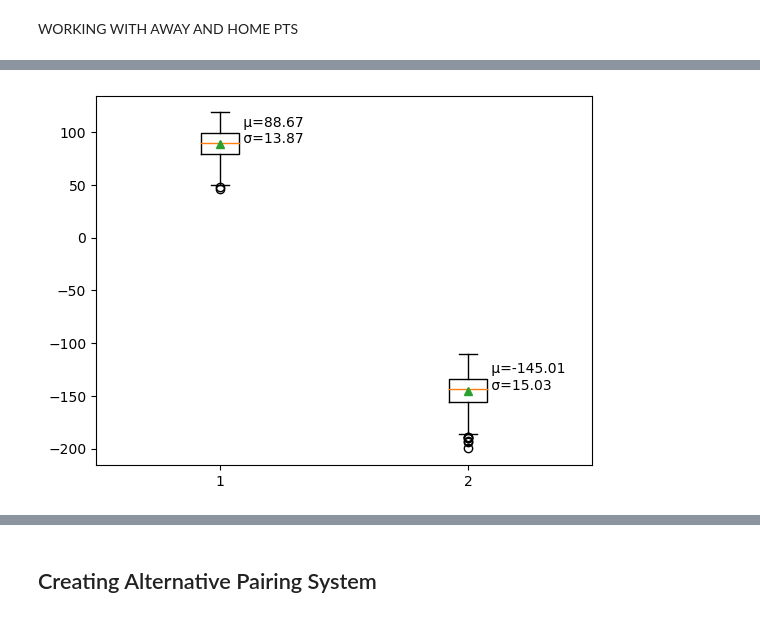
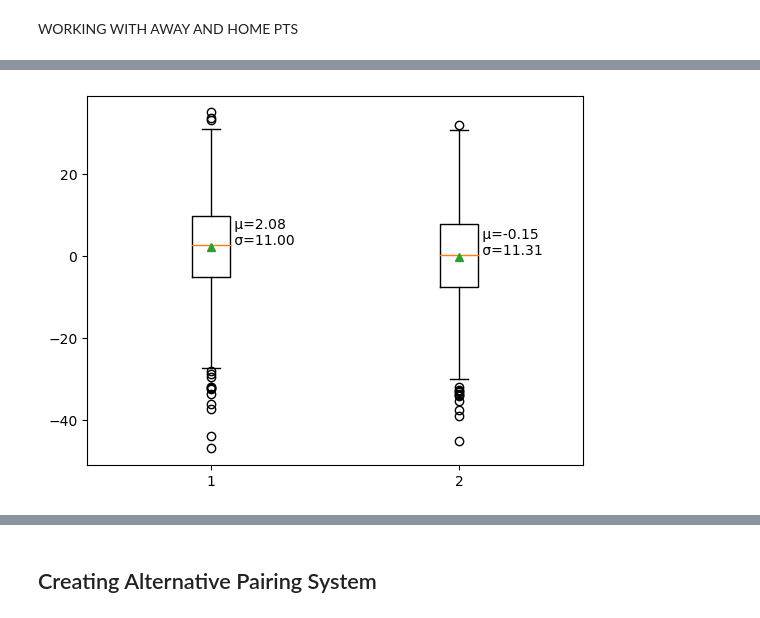
Before and after one commit to dyeds/PIC-16B-Project, a Jupyter notebook: TeamData.ipynb, the cells around one changed output, grey strips where cells are left out. Cells and saved outputs as stored; diff of their text form; code cells hidden in the pictures.

```diff
--- a/TeamData.ipynb
+++ b/TeamData.ipynb
@@ -673,11 +673,10 @@ y_scores=np.array(predict_scores_df,dtype=np.float32)  #use y_scores as y in mod
 # %%
-X_train2, X_test2, y_train2, y_test2 = train_test_split(X[:,1:],y_scores,test_size=0.2)  #haven't run model yet
-X_train2, X_val2, y_train2, y_val2 = train_test_split(X_train2[:,1:], y_train2, test_size=0.125)
+X_train2, X_test2, y_train2, y_test2 = train_test_split(X,y_scores,test_size=0.3)  #haven't run model yet
 
 #note: I don't see the need for validation dataset, we have a small sample size
 # %%
 model2 = tf.keras.models.Sequential([
-    layers.Dense(100,input_shape=(X_train2.shape[1]-1,),activation='relu'),
+    layers.Dense(100,input_shape=(X_train2.shape[1],),activation='relu'),
     layers.Dense(100,activation='relu'),
     layers.Dense(2)
 ])
@@ -704,6 +703,6 @@ model2.compile(optimizer='adam',
               loss='mse',
               metrics=['mae','mse'])
 # %%
-history = model2.fit(X_train2[:,1:],y_train2,epochs=100,verbose=1)
+history = model2.fit(X_train2,y_train2[:,:2],epochs=100,verbose=1)
 # %% [output]
 Epoch 1/100
@@ -731,3 +730,3 @@ model2.evaluate(X_test2[:,1:],y_test2,verbose=2)
 # %%
-score_predictions=model2.predict(X_test2[:,1:])
+score_predictions=model2.predict(X_test2)
 # %% [output]
@@ -752,16 +751,16 @@ score_predictions, y_test2
 # %%
-diff = score_predictions-y_test2
+diff = score_predictions-y_test2[:,:2]
 diffmean = diff.mean(axis=0)
 diffstd = diff.std(axis=0)
 fig, ax = plt.subplots()
 bp = ax.boxplot(diff,showmeans=True)
 for i, line in enumerate(bp['medians']):
     x, y = line.get_xydata()[1]
     text = ' μ={:.2f}\n σ={:.2f}'.format(diffmean[i], diffstd[i])
     ax.annotate(text, xy=(x, y))
 plt.show()
 # %% [output]
-[figure, old version]
+[figure, new version]
 # %%
 game_output=pd.DataFrame(score_predictions)
 game_output=game_output.rename(columns={0:'Predicted Away Score', 1:'Predicted Home Score'})
```
Also changed, not shown: parts of 46 cells of this notebook, 1 other file.
